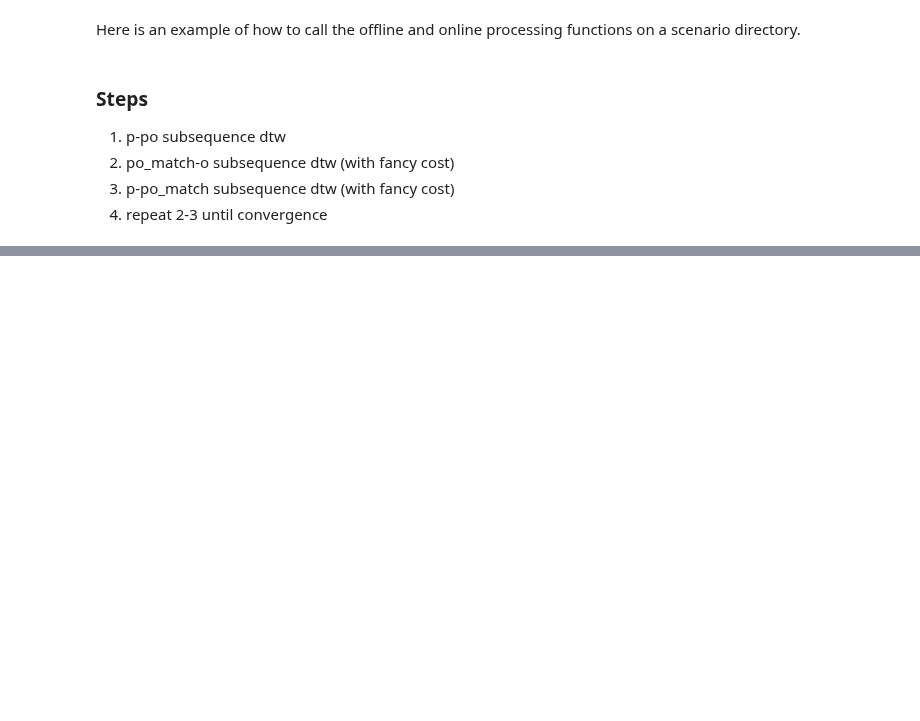
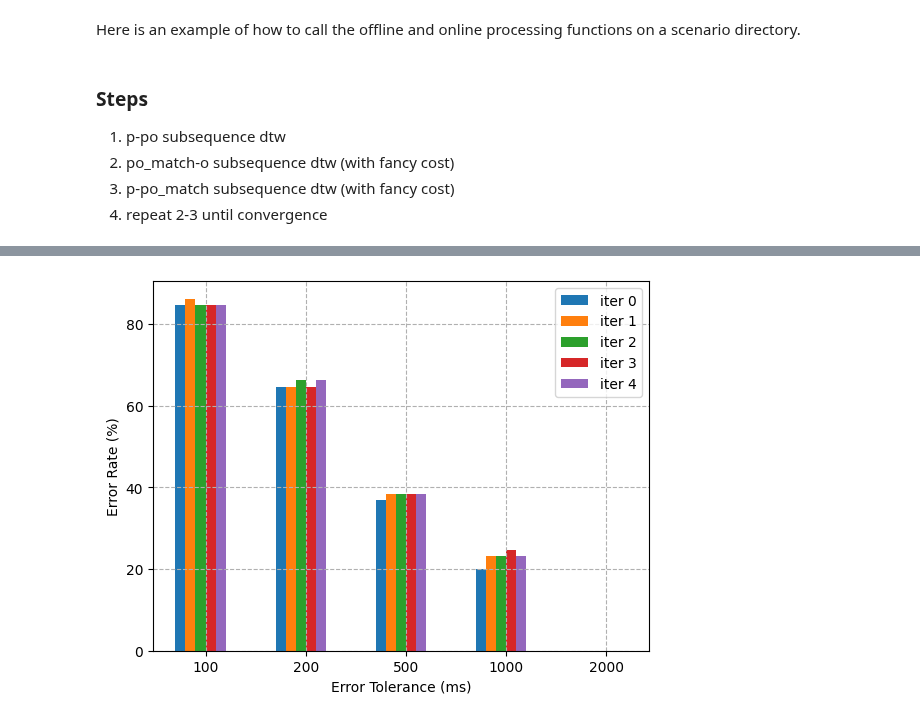
Before and after one commit to HMC-MIR/PianoConcertoAccompaniment, a Jupyter notebook: System_AlternatingPairwiseMixture.ipynb, the cells around one changed output, grey strips where cells are left out. Saved outputs shown, nothing was run; the diff lists cells and outputs as text; code cells hidden in the pictures; blank space fills up the shorter version.

```diff
--- a/System_AlternatingPairwiseMixture.ipynb
+++ b/System_AlternatingPairwiseMixture.ipynb
@@ -529,0 +565,43 @@ plt.show()
+# %%
+import eval_tools
+exp_dir = 'experiments/alternatingPairwiseMixture'
+hypFile = f'{exp_dir}/{scenario_id}/hyp.npy'
+pianoAnnot = f'scenarios/{scenario_id}/p.beats'
+orchAnnot = f'scenarios/{scenario_id}/o.beats'
+scenarioInfo = f'scenarios/{scenario_id}/scenario.info'
+# %%
+errs = []
+for i in range(iterations):
+    o_po = old_paths[i][1]
+    p_po = old_paths[i][3]
+    wp_AC = align_tools.infer_alignment(p_po, o_po, frames=True)
+    wp_AC_sec = wp_AC*hop_sec
+
+    hyp_path = f'{out_dir}/hyp{str(i)}.npy'
+    np.save(hyp_path, wp_AC_sec)
+
+    errs.append(eval_tools.calcAlignErrors_single(hyp_path, pianoAnnot, orchAnnot, scenarioInfo)[0])
+# %%
+def plotErrorVsTolerance(all_errs, maxTol, bar_tols=[100, 200, 500, 1000, 2000]):
+    for i, errs in enumerate(all_errs):
+
+        # calculate error rates
+        errRates = np.zeros(maxTol+1)
+        tols = np.arange(maxTol+1)
+        for j in tols:
+            errRates[j] = np.mean(np.abs(errs) > j/1000)
+
+        bar_width = 0.1
+        errs = [errRates[tol] * 100.0 for tol in bar_tols]
+        pos = np.arange(len(errs)) + i * bar_width
+        plt.bar(pos, errs, width=bar_width, label=f"iter {i}")
+        plt.xticks([r + bar_width*len(all_errs)/2 for r in range(len(bar_tols))], map(str, bar_tols))
+
+    plt.ylabel('Error Rate (%)')
+    plt.xlabel('Error Tolerance (ms)')
+    plt.legend([f"iter {i}" for i in range(len(errs))])
+    plt.grid(linestyle='--')
+# %%
+plotErrorVsTolerance(errs, 5000)
+# %% [output]
+[figure, added]
```
Also changed, not shown: parts of 11 cells of this notebook.
